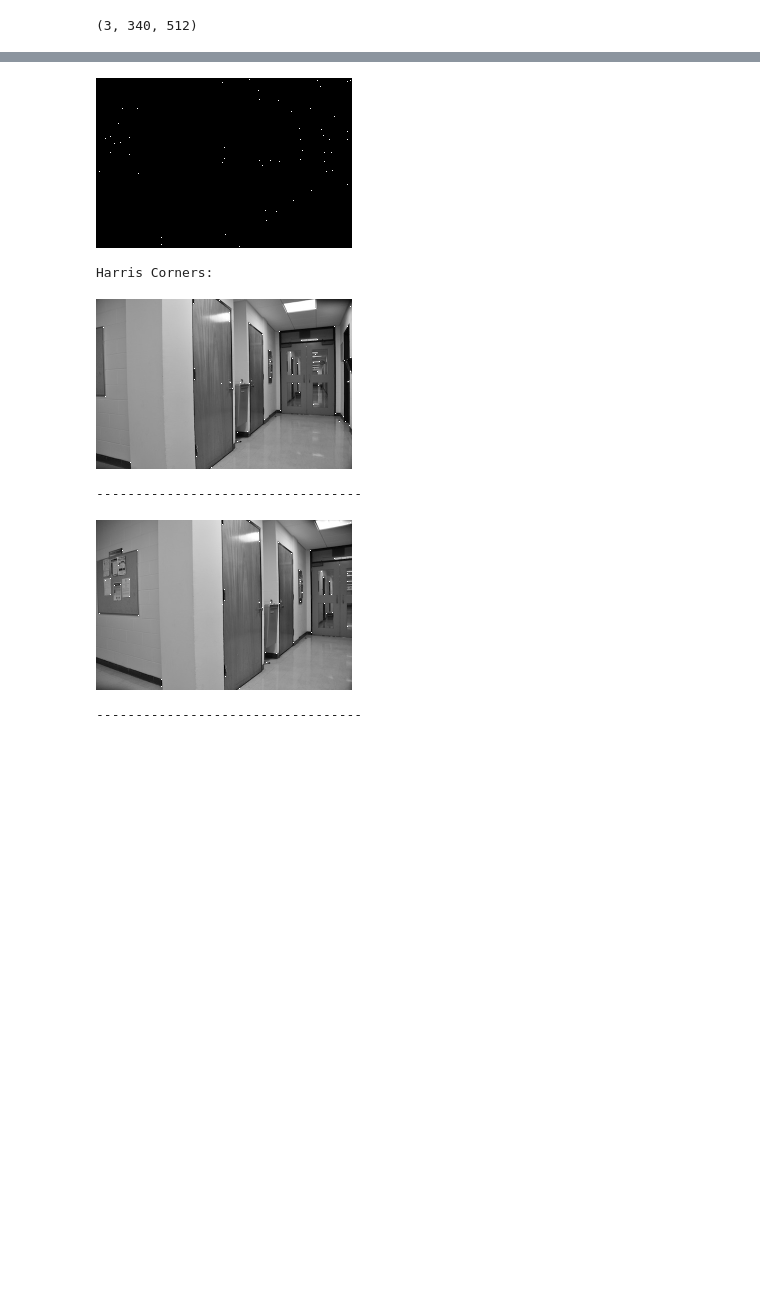
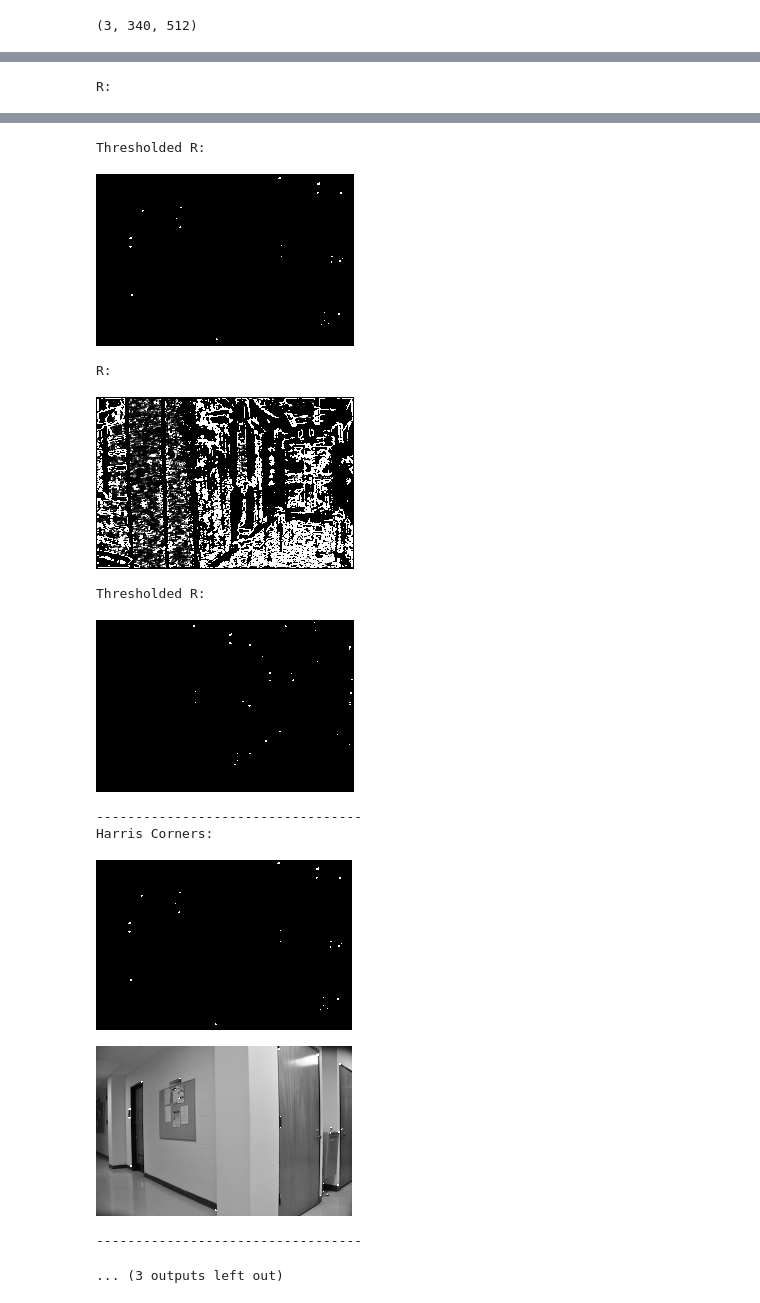
Before and after one commit to scheung97/EECE5639_ComputerVision, a Jupyter notebook: p2.ipynb, the cells around one changed output, grey strips where cells are left out. Cells and saved outputs as stored; diff of their text form; code cells hidden in the pictures; blank space fills up the shorter version.

```diff
--- a/p2.ipynb
+++ b/p2.ipynb
@@ -138,7 +138,7 @@ def harris1(img):
     #print(M)
 
     # Compute the response
-    k = 0.04
+    k = 0.05
     det_M = (S2x * S2y) - (Sxy * Sxy)
     trace_M = (S2x + S2y)
     R = det_M - k * (trace_M)**2
@@ -147,7 +147,7 @@ def harris1(img):
     cv2_imshow(R)
 
     # Threshold R
-    ret, R = cv2.threshold(R, 0.01*R.max(), 255, 0)
+    ret, R = cv2.threshold(R, 0.1*np.amax(R), 255, 0)
     print('Thresholded R:')
     #print(R)
     cv2_imshow(R)
@@ -198,20 +198,21 @@ def harris2(img):
 
 # -----------------------------------------
 
-#corners1, h_img1 = harris1(r_img1)
-#corners2, h_img2 = harris1(r_img2)
+corners1, h_img1 = harris1(r_img1)
+corners2, h_img2 = harris1(r_img2)
 #cv2_imshow(corners1)
 #cv2_imshow(corners2)
+print('----------------------------------')
 
-corners1, h_img1 = harris2(r_img1)
-corners2, h_img2 = harris2(r_img2)
-cv2_imshow(corners1)
-cv2_imshow(corners2)
-
+#corners1, h_img1 = harris2(r_img1)
+#corners2, h_img2 = harris2(r_img2)
 
 print('Harris Corners:')
+cv2_imshow(corners1)
 cv2_imshow(h_img1)
 print('----------------------------------')
+cv2_imshow(corners2)
 cv2_imshow(h_img2)
 print('----------------------------------')
 # %% [output]
+R:
@@ -219,9 +220,15 @@ print('----------------------------------')
+Thresholded R:
-[figure, old version]
+[figure, new version]
-Harris Corners:
+R:
-[figure, old version]
+[figure, new version]
-----------------------------------
+Thresholded R:
-[figure, old version]
+[figure, new version]
-----------------------------------
+----------------------------------
+Harris Corners:
+[figure, added]
+[figure, added]
+----------------------------------
+... (3 outputs left out)
 # %%
 # iii. Find correspondences between the two images: given two set of corners
 # from the two images, compute normalized cross correlation (NCC) of image
```
Also changed, not shown: parts of 4 cells of this notebook.
